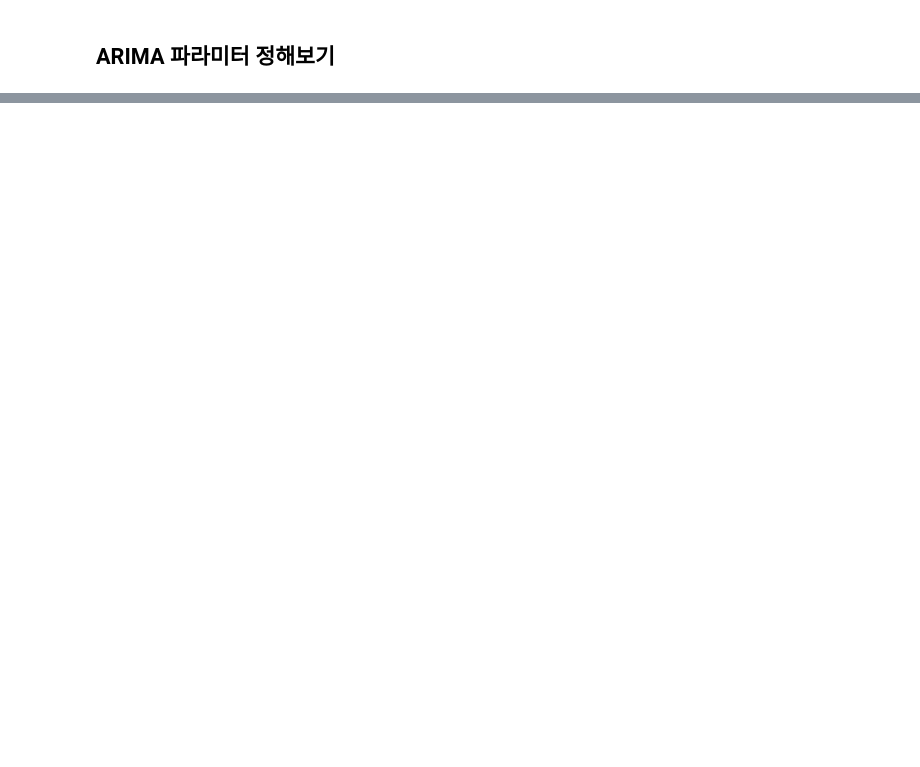
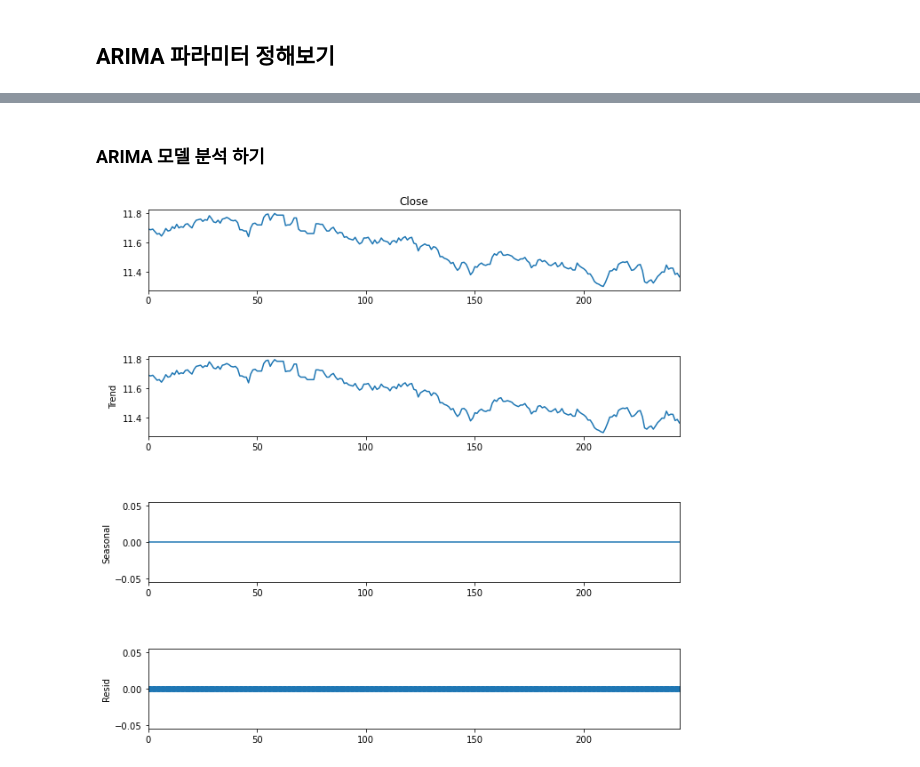
Before and after one commit to meang123/Aiffer_renew_Repository, a Jupyter notebook: AIffel_Exponantioal_node/ARIMA model/EXPO4_ARIMA.ipynb, the cells around one changed output, grey strips where cells are left out. Cells and saved outputs as stored; diff of their text form; code cells hidden in the pictures; blank space fills up the shorter version.

```diff
--- a/AIffel_Exponantioal_node/ARIMA model/EXPO4_ARIMA.ipynb
+++ b/AIffel_Exponantioal_node/ARIMA model/EXPO4_ARIMA.ipynb
@@ -219,0 +422,10 @@ ARIMA (5, 1, 18) >> AIC -1099.9
+# %% [markdown]
+###  ARIMA 모델 분석 하기
+# %%
+decomposition = sm.tsa.seasonal_decompose(data,model ="additive",period=1)
+
+fig = decomposition.plot()
+fig.set_size_inches(10,10)
+plt.show()
+# %% [output]
+[figure, added]
```
Also changed, not shown: parts of 52 cells of this notebook, 1 other file.
